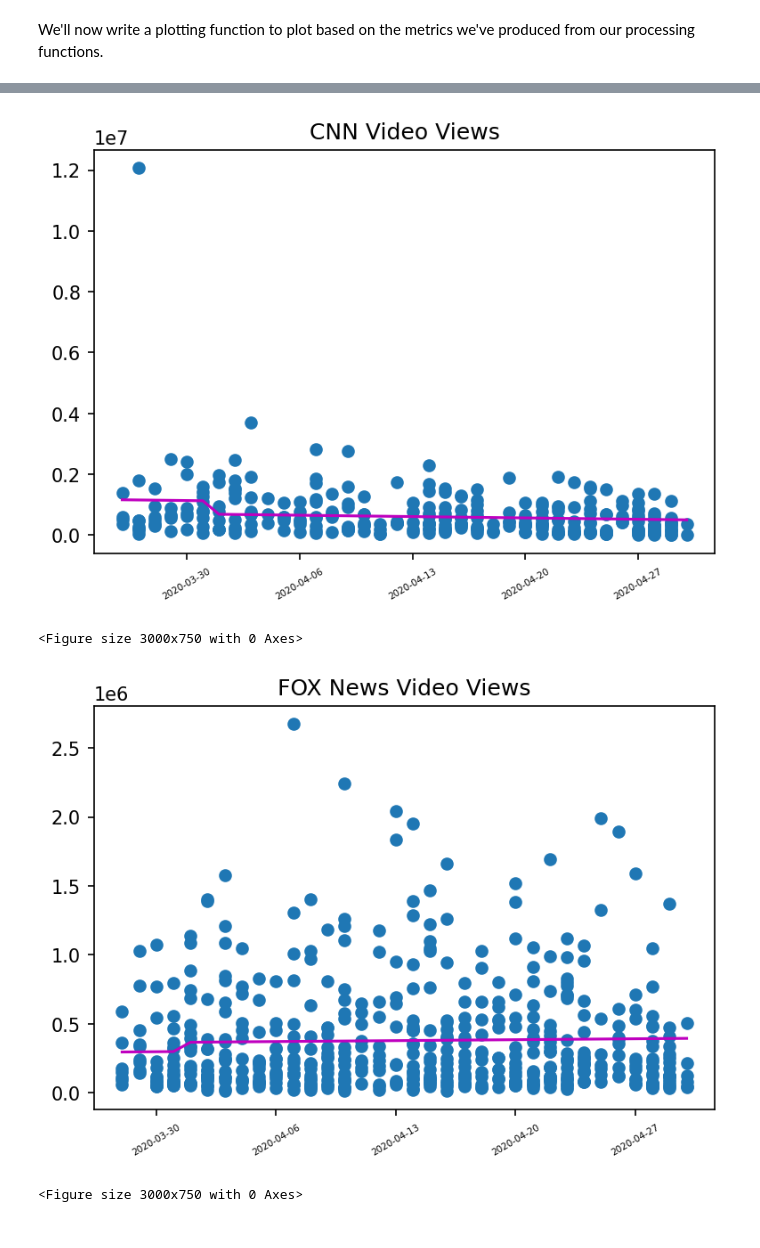
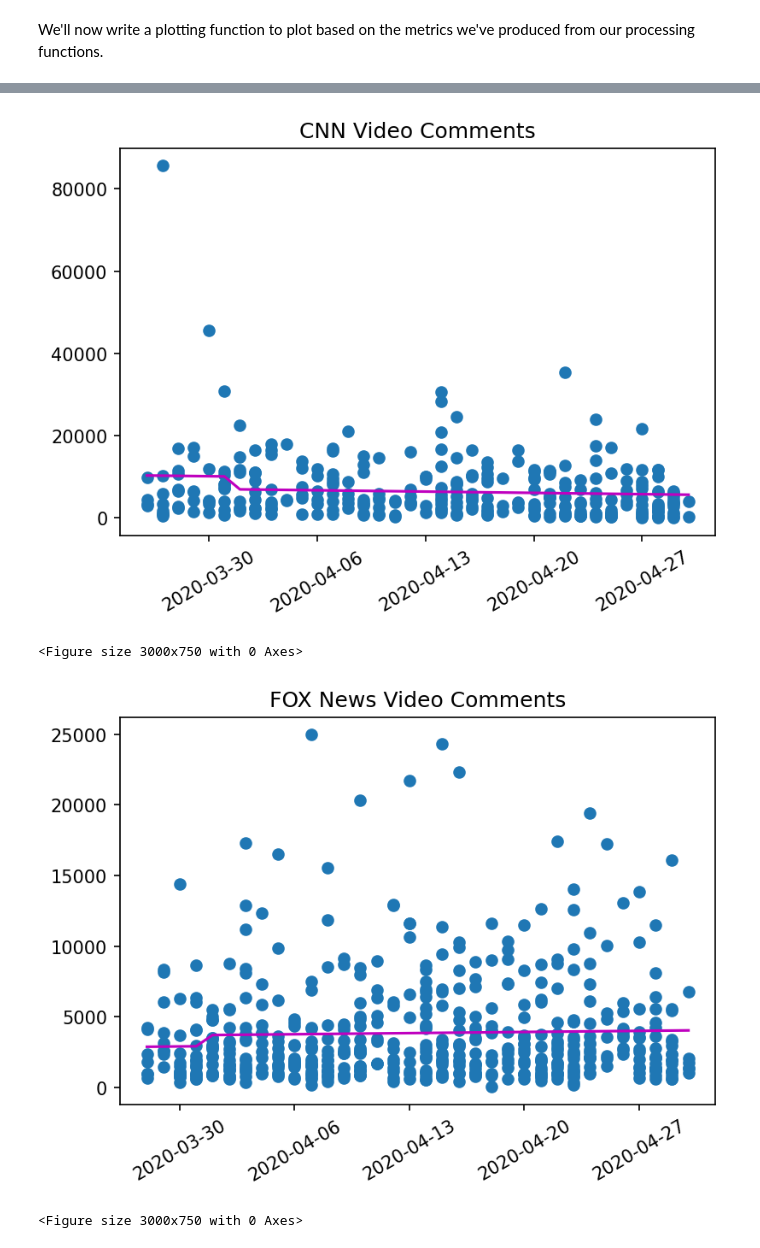
Before and after one commit to JaredRPrior/Youtube-Data-API, a Jupyter notebook: youtube-data-api(most recent).ipynb, the cells around one changed output, grey strips where cells are left out. Cells and saved outputs as stored; diff of their text form; code cells hidden in the pictures.

```diff
--- a/youtube-data-api(most recent).ipynb
+++ b/youtube-data-api(most recent).ipynb
@@ -189,7 +189,7 @@ def plot_data(data, dates, title):
     ax.set_title(title)
     ax.xaxis.set_major_locator(loc)
     ax.xaxis.set_major_formatter(formatter)
-    ax.xaxis.set_tick_params(rotation=30, labelsize=5)
+    ax.xaxis.set_tick_params(rotation=30, labelsize=10)
     normalized_dates = []
     for i in dates:
         normalized_dates.append(to_integer(i))
@@ -227,8 +212,11 @@ plot_data(processed_fox_data[3],processed_fox_data[4], "FOX News Video Likes/Dis
 # %%
 plot_data(processed_cnn_data[7],processed_cnn_data[4], "CNN Video Views")
 plot_data(processed_fox_data[7],processed_fox_data[4], "FOX News Video Views")
-# %% [output]
-[figure, removed]
-<Figure size 3000x750 with 0 Axes>
-[figure, removed]
-<Figure size 3000x750 with 0 Axes>
+# %%
+plot_data(processed_cnn_data[2],processed_cnn_data[4], "CNN Video Comments")
+plot_data(processed_fox_data[2],processed_fox_data[4], "FOX News Video Comments")
+# %% [output]
+[figure, added]
+<Figure size 3000x750 with 0 Axes>
+[figure, added]
+<Figure size 3000x750 with 0 Axes>
```
Also changed, not shown: parts of 4 cells of this notebook.
